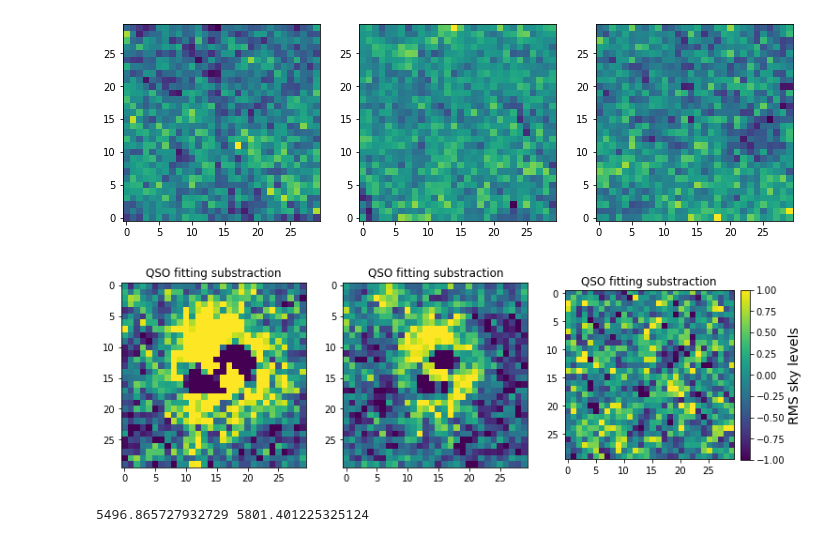
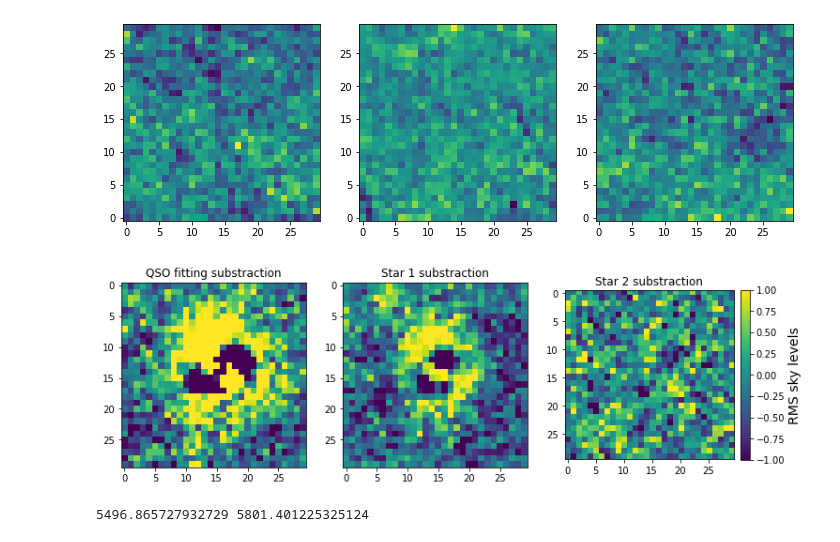
Before and after one commit to franciscourbina/PSF-fitting-for-QSO, a Jupyter notebook: 1st cube.ipynb, the cells around one changed output. Cells and saved outputs as stored; diff of their text form; code cells hidden in the pictures.

```diff
--- a/1st cube.ipynb
+++ b/1st cube.ipynb
@@ -180,28 +180,28 @@ plt.show()
 # %%
 # Checking the fitting
 diff_qso = qso_data - psf_s1
 diff_s1 = star1_off - psf_s2
 diff_s2 = star2_off - psf_s3
 
 plt.figure(figsize=(12,8))
 plt.subplot(131)
 plt.imshow(diff_qso/RMS1)
 plt.title('QSO fitting substraction')
 plt.clim(-1,1)
 
 plt.subplot(132)
 plt.imshow(diff_s1/RMS2)
-plt.title('QSO fitting substraction')
+plt.title('Star 1 substraction')
 plt.clim(-1,1)
 
 plt.subplot(133)
 plt.imshow(diff_s2/RMS3)
-plt.title('QSO fitting substraction')
+plt.title('Star 2 substraction')
 cb = plt.colorbar(fraction=0.046, pad=0.04)
 cb.set_label('RMS sky levels', fontsize=14)
 plt.clim(-1,1)
 # %% [output]
-[figure, old version]
+[figure, new version]
 # %%
 # Getting the centers of each PSF
 psfcen_1 = np.argwhere(psf_s1 == np.max(psf_s1))[0]
```
Also changed, not shown: 2 other files.
